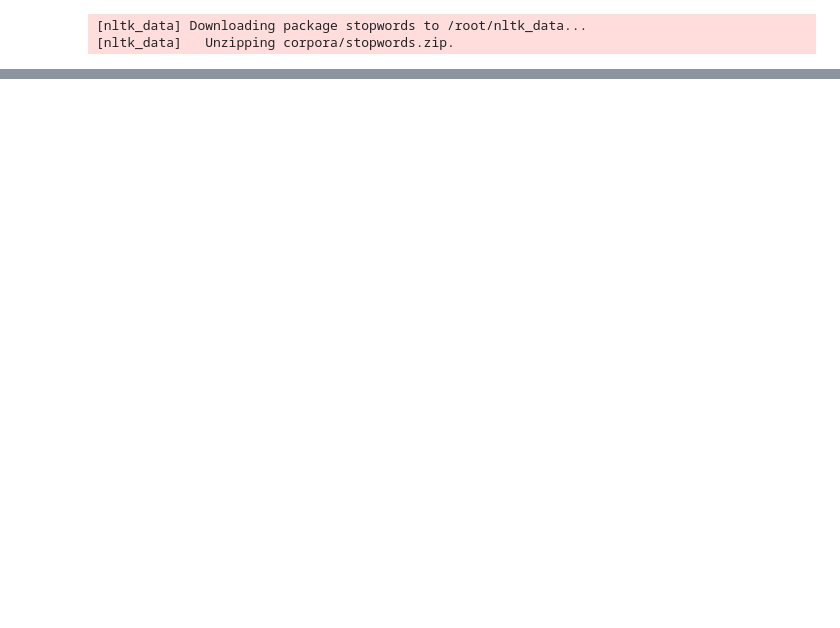
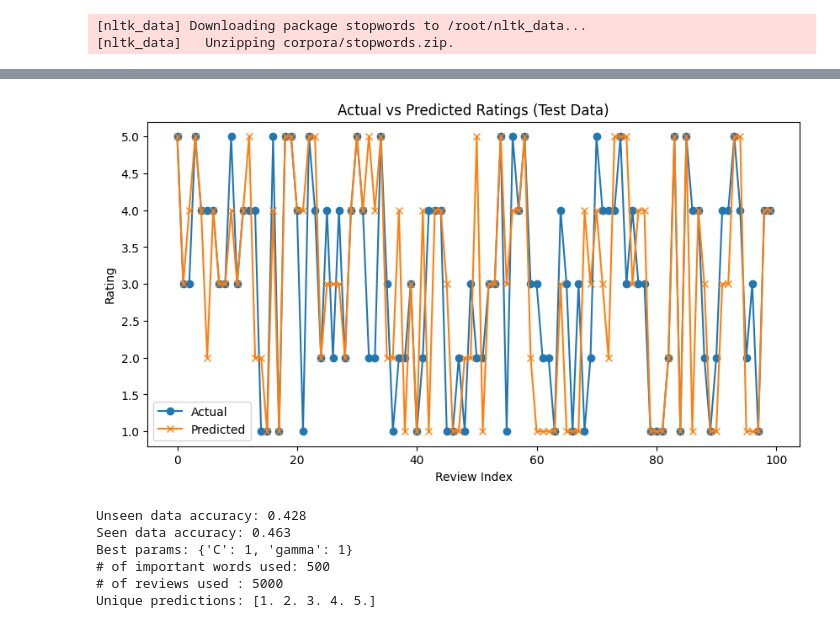
Before and after one commit to Lilium-Github/CS345-Reviews-Project, a Jupyter notebook: SVM_Multiclass.ipynb, the cells around one changed output, grey strips where cells are left out. Cells and saved outputs as stored; diff of their text form; code cells hidden in the pictures; blank space fills up the shorter version.

Commit message:
Add SVM test updates

```diff
--- a/SVM_Multiclass.ipynb
+++ b/SVM_Multiclass.ipynb
@@ -177,14 +192,21 @@ from sklearn.svm import SVC
 from sklearn.model_selection import GridSearchCV, cross_val_score
 from sklearn.metrics import accuracy_score
 # %%
+from sklearn.model_selection import train_test_split
+
+X_train, X_test, y_train, y_test = train_test_split(X_combined, y, test_size=0.2, random_state=42)
+
 # grid search parameters
 param_grid = {'C': [0.1, 1, 10], 'gamma': [0.1, 1, 10]}
 
 # grid search with inner cross validation (cv=5)
-grid_search = GridSearchCV(SVC(kernel='rbf'), param_grid, cv=5)
+grid_search = GridSearchCV(SVC(kernel='rbf', class_weight='balanced'), param_grid, cv=5)
 
 # nested cross validation (outer loop)
-scores = cross_val_score(grid_search, X_combined, y, cv=5)
-grid_search.fit(X_combined, y)
-print(f"Nested CV accuracy: {scores.mean():.3f}")
-print(f"Best params: {grid_search.best_params_}")
+scores = cross_val_score(grid_search, X_train, y_train, cv=5)
+
+# fit on training data only
+grid_search.fit(X_train, y_train)
+
+# predict on test data
+predictions_test = grid_search.predict(X_test)
@@ -249,0 +269,30 @@ Actual rating: 3.0
+# %%
+import matplotlib.pyplot as plt
+
+# get predictions on test data
+predictions_test = grid_search.predict(X_test)
+
+# plot
+plt.figure(figsize=(10, 5))
+plt.plot(y_test[:100], label='Actual', marker='o')
+plt.plot(predictions_test[:100], label='Predicted', marker='x')
+plt.xlabel('Review Index')
+plt.ylabel('Rating')
+plt.title('Actual vs Predicted Ratings (Test Data)')
+plt.legend()
+plt.show()
+
+print(f"Unseen data accuracy: {scores.mean():.3f}")
+print(f"Seen data accuracy: {accuracy_score(y_test, predictions_test):.3f}")
+print(f"Best params: {grid_search.best_params_}")
+print(f"# of important words used: {IMPORTANT_WORDS}")
+print(f"# of reviews used : {NUM_REVIEWS}")
+print(f"Unique predictions: {np.unique(predictions_test)}")
+# %% [output]
+[figure, added]
+Unseen data accuracy: 0.428
+Seen data accuracy: 0.463
+Best params: {'C': 1, 'gamma': 1}
+# of important words used: 500
+# of reviews used : 5000
+Unique predictions: [1. 2. 3. 4. 5.]
```
Also changed, not shown: parts of 7 cells of this notebook.
